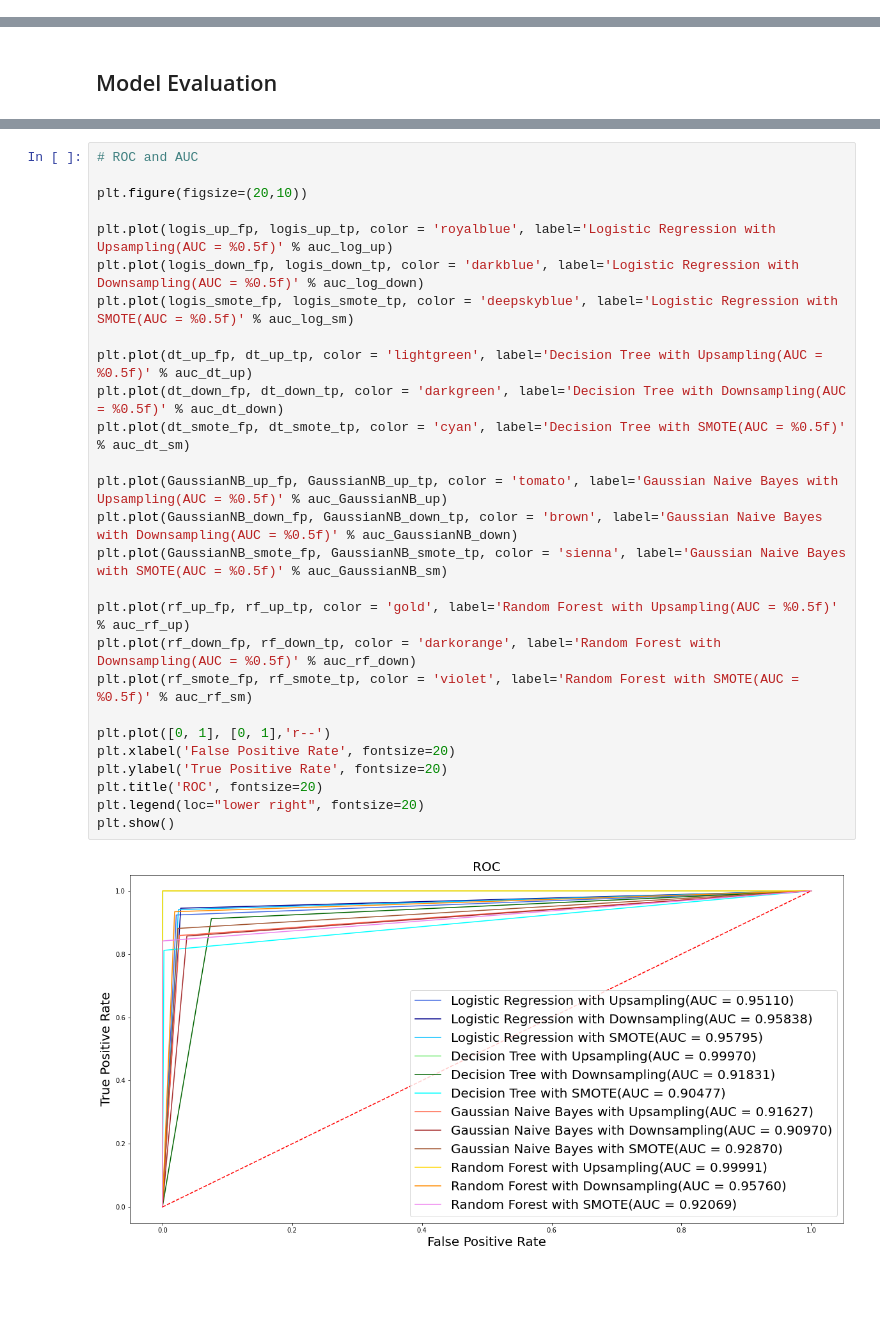
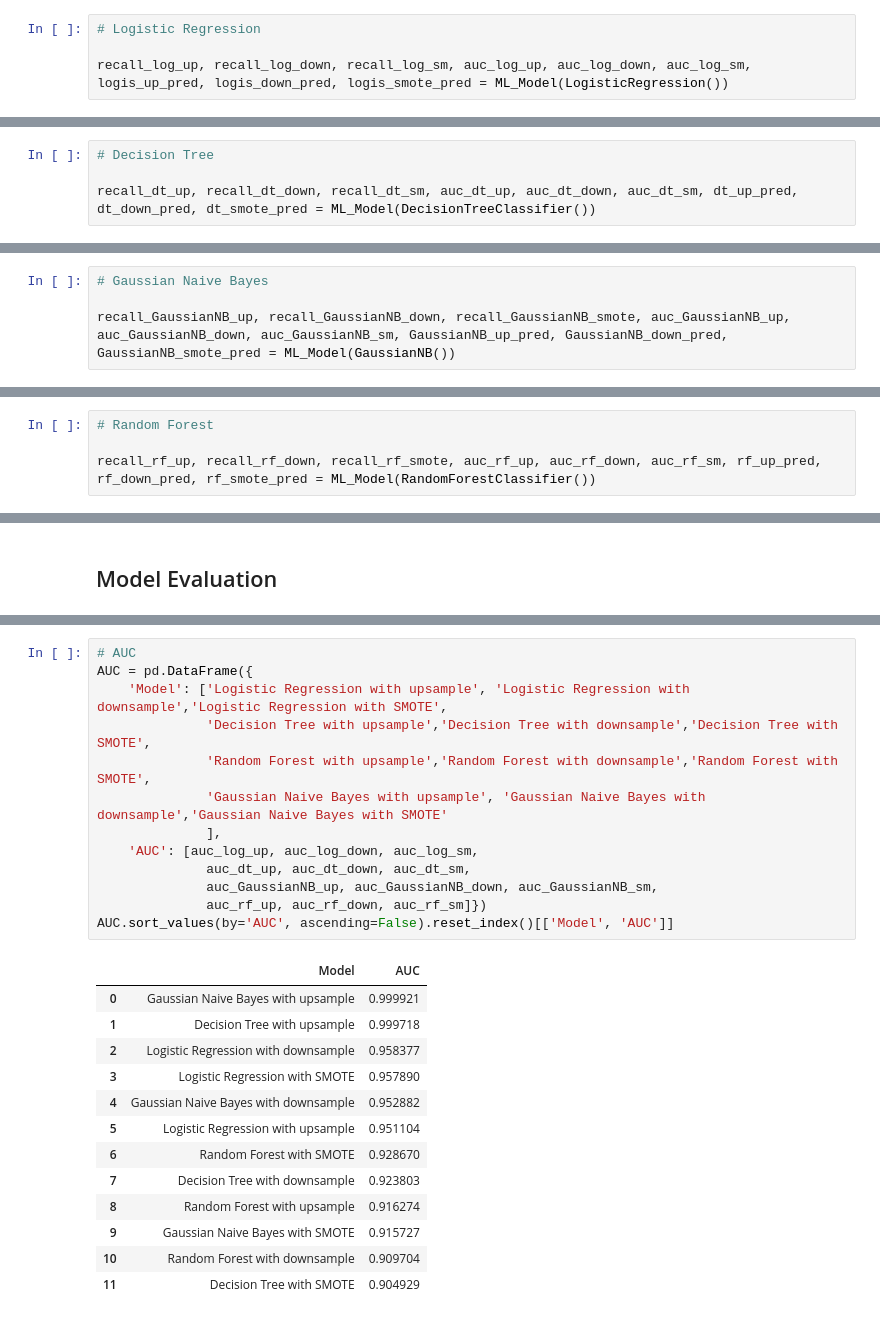
Before and after one commit to tiq015UCSD/Credit_Card_Fraud_Detection, a Jupyter notebook: Tian_Qin_Credit_Fraud.ipynb, the cells around one changed output, grey strips where cells are left out. Drawn from its saved outputs; the diff is of its cells as text; blank space fills up the shorter version.

```diff
--- a/Tian_Qin_Credit_Fraud.ipynb
+++ b/Tian_Qin_Credit_Fraud.ipynb
@@ -230,3 +237,7 @@ recall_log_sm = recall_score(y_test, logis_smote_pred)
+# %%
+# Logistic Regression
+
+recall_log_up, recall_log_down, recall_log_sm, auc_log_up, auc_log_down, auc_log_sm, logis_up_pred, logis_down_pred, logis_smote_pred = ML_Model(LogisticRegression())
 # %%
 recall_log_up, recall_log_down, recall_log_sm
 # %% [output]
@@ -304,3 +291,7 @@ recall_dt_sm = recall_score(y_test, dt_smote_pred)
+# %%
+# Decision Tree
+
+recall_dt_up, recall_dt_down, recall_dt_sm, auc_dt_up, auc_dt_down, auc_dt_sm, dt_up_pred, dt_down_pred, dt_smote_pred = ML_Model(DecisionTreeClassifier())
 # %%
 recall_dt_up, recall_dt_down, recall_dt_sm
 # %% [output]
@@ -377,3 +344,7 @@ recall_GaussianNB_smote = recall_score(y_test, GaussianNB_smote_pred)
+# %%
+# Gaussian Naive Bayes
+
+recall_GaussianNB_up, recall_GaussianNB_down, recall_GaussianNB_smote, auc_GaussianNB_up, auc_GaussianNB_down, auc_GaussianNB_sm, GaussianNB_up_pred, GaussianNB_down_pred, GaussianNB_smote_pred = ML_Model(GaussianNB())
 # %%
 recall_GaussianNB_up, recall_GaussianNB_down, recall_GaussianNB_smote
 # %% [output]
@@ -450,3 +397,7 @@ recall_rf_smote = recall_score(y_test, rf_smote_pred)
+# %%
+# Random Forest
+
+recall_rf_up, recall_rf_down, recall_rf_smote, auc_rf_up, auc_rf_down, auc_rf_sm, rf_up_pred, rf_down_pred, rf_smote_pred = ML_Model(RandomForestClassifier())
 # %%
 recall_rf_up, recall_rf_down, recall_rf_smote
 # %% [output]
@@ -525,30 +476,28 @@ model_evaluation.sort_values(by='Recall', ascending=False).reset_index()[['Model
 | 11 | Decision Tree with SMOTE | 0.811881 |
-# %%
-# ROC and AUC
-
-plt.figure(figsize=(20,10))
-
-plt.plot(logis_up_fp, logis_up_tp, color = 'royalblue', label='Logistic Regression with Upsampling(AUC = %0.5f)' % auc_log_up)
-plt.plot(logis_down_fp, logis_down_tp, color = 'darkblue', label='Logistic Regression with Downsampling(AUC = %0.5f)' % auc_log_down)
-plt.plot(logis_smote_fp, logis_smote_tp, color = 'deepskyblue', label='Logistic Regression with SMOTE(AUC = %0.5f)' % auc_log_sm)
-
-plt.plot(dt_up_fp, dt_up_tp, color = 'lightgreen', label='Decision Tree with Upsampling(AUC = %0.5f)' % auc_dt_up)
-plt.plot(dt_down_fp, dt_down_tp, color = 'darkgreen', label='Decision Tree with Downsampling(AUC = %0.5f)' % auc_dt_down)
-plt.plot(dt_smote_fp, dt_smote_tp, color = 'cyan', label='Decision Tree with SMOTE(AUC = %0.5f)' % auc_dt_sm)
-
-plt.plot(GaussianNB_up_fp, GaussianNB_up_tp, color = 'tomato', label='Gaussian Naive Bayes with Upsampling(AUC = %0.5f)' % auc_GaussianNB_up)
-plt.plot(GaussianNB_down_fp, GaussianNB_down_tp, color = 'brown', label='Gaussian Naive Bayes with Downsampling(AUC = %0.5f)' % auc_GaussianNB_down)
-plt.plot(GaussianNB_smote_fp, GaussianNB_smote_tp, color = 'sienna', label='Gaussian Naive Bayes with SMOTE(AUC = %0.5f)' % auc_GaussianNB_sm)
-
-plt.plot(rf_up_fp, rf_up_tp, color = 'gold', label='Random Forest with Upsampling(AUC = %0.5f)' % auc_rf_up)
-plt.plot(rf_down_fp, rf_down_tp, color = 'darkorange', label='Random Forest with Downsampling(AUC = %0.5f)' % auc_rf_down)
-plt.plot(rf_smote_fp, rf_smote_tp, color = 'violet', label='Random Forest with SMOTE(AUC = %0.5f)' % auc_rf_sm)
-
-plt.plot([0, 1], [0, 1],'r--')
-plt.xlabel('False Positive Rate', fontsize=20)
-plt.ylabel('True Positive Rate', fontsize=20)
-plt.title('ROC', fontsize=20)
-plt.legend(loc="lower right", fontsize=20)
-plt.show()
-# %% [output]
-[figure, removed]
+# %%
+# AUC
+AUC = pd.DataFrame({
+    'Model': ['Logistic Regression with upsample', 'Logistic Regression with downsample','Logistic Regression with SMOTE',
+              'Decision Tree with upsample','Decision Tree with downsample','Decision Tree with SMOTE',
+              'Random Forest with upsample','Random Forest with downsample','Random Forest with SMOTE',
+              'Gaussian Naive Bayes with upsample', 'Gaussian Naive Bayes with downsample','Gaussian Naive Bayes with SMOTE'
+              ],
+    'AUC': [auc_log_up, auc_log_down, auc_log_sm,
+              auc_dt_up, auc_dt_down, auc_dt_sm,
+              auc_GaussianNB_up, auc_GaussianNB_down, auc_GaussianNB_sm,
+              auc_rf_up, auc_rf_down, auc_rf_sm]})
+AUC.sort_values(by='AUC', ascending=False).reset_index()[['Model', 'AUC']]
+# %% [output]
+|  | Model | AUC |
+| 0 | Gaussian Naive Bayes with upsample | 0.999921 |
+| 1 | Decision Tree with upsample | 0.999718 |
+| 2 | Logistic Regression with downsample | 0.958377 |
+| 3 | Logistic Regression with SMOTE | 0.957890 |
+| 4 | Gaussian Naive Bayes with downsample | 0.952882 |
+| 5 | Logistic Regression with upsample | 0.951104 |
+| 6 | Random Forest with SMOTE | 0.928670 |
+| 7 | Decision Tree with downsample | 0.923803 |
+| 8 | Random Forest with upsample | 0.916274 |
+| 9 | Gaussian Naive Bayes with SMOTE | 0.915727 |
+| 10 | Random Forest with downsample | 0.909704 |
+| 11 | Decision Tree with SMOTE | 0.904929 |
```
Also changed, not shown: parts of 17 cells of this notebook.
